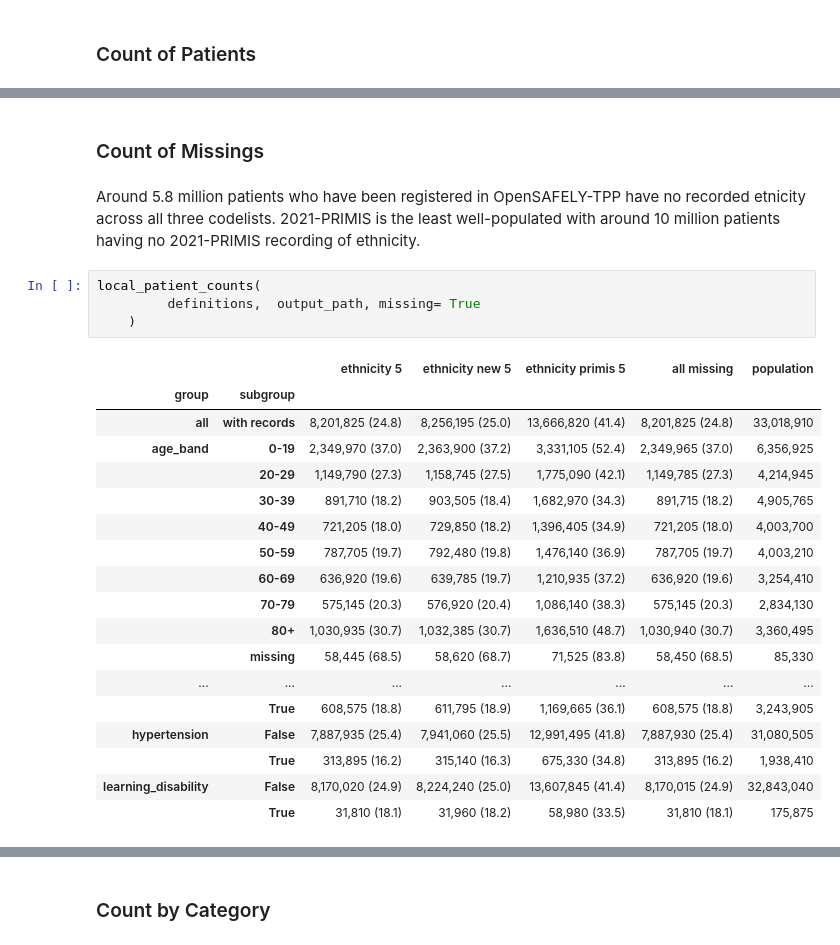
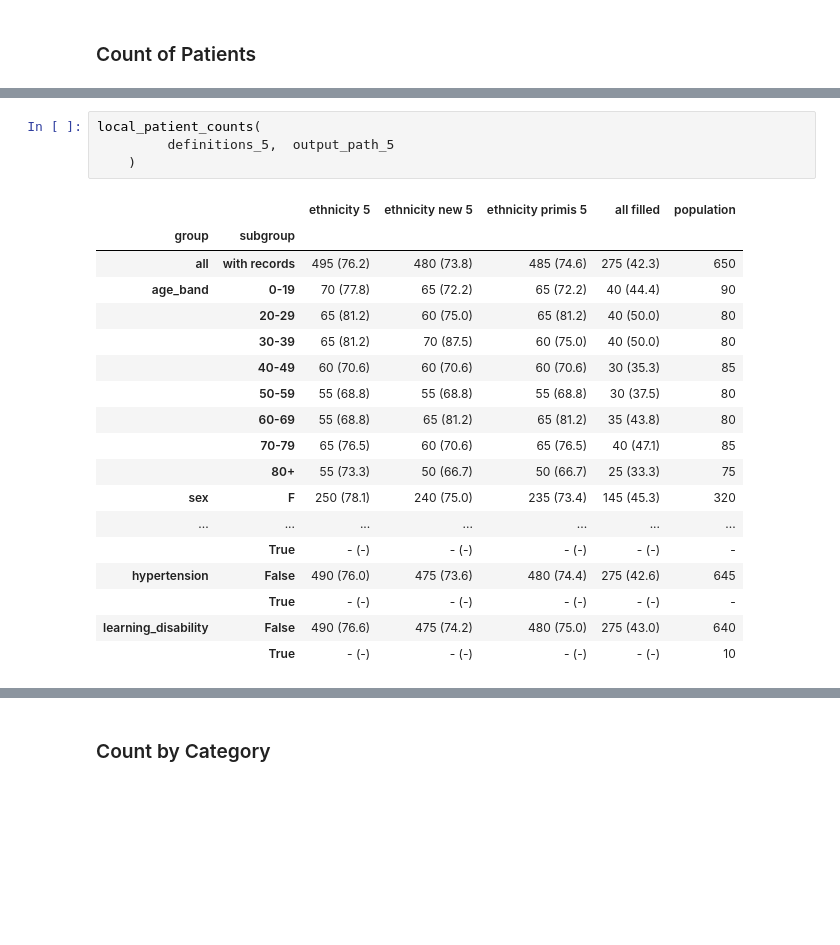
Before and after one commit to opensafely/ethnicity-short-data-report, a Jupyter notebook: notebooks_jupyter/local_report_ethnicity.ipynb, the cells around one changed output, grey strips where cells are left out. Saved outputs shown, nothing was run; the diff lists cells and outputs as text; blank space fills up the shorter version.

```diff
--- a/notebooks_jupyter/local_report_ethnicity.ipynb
+++ b/notebooks_jupyter/local_report_ethnicity.ipynb
@@ -180,27 +235,23 @@ local_patient_counts(
-# %% [markdown]
-### Count of Missings
-# %% [markdown]
-Around 5.8 million patients who have been registered in OpenSAFELY-TPP have no recorded etnicity across all three codelists. 2021-PRIMIS is the least well-populated with around 10 million patients having no 2021-PRIMIS recording of ethnicity.
-# %%
-local_patient_counts(
-         definitions,  output_path, missing= True
-    )
-# %% [output]
-|  |  | ethnicity 5 | ethnicity new 5 | ethnicity primis 5 | all missing | population |
-| group | subgroup |  |  |  |  |  |
-| all | with records | 8,201,825 (24.8) | 8,256,195 (25.0) | 13,666,820 (41.4) | 8,201,825 (24.8) | 33,018,910 |
-| age_band | 0-19 | 2,349,970 (37.0) | 2,363,900 (37.2) | 3,331,105 (52.4) | 2,349,965 (37.0) | 6,356,925 |
-|  | 20-29 | 1,149,790 (27.3) | 1,158,745 (27.5) | 1,775,090 (42.1) | 1,149,785 (27.3) | 4,214,945 |
-|  | 30-39 | 891,710 (18.2) | 903,505 (18.4) | 1,682,970 (34.3) | 891,715 (18.2) | 4,905,765 |
-|  | 40-49 | 721,205 (18.0) | 729,850 (18.2) | 1,396,405 (34.9) | 721,205 (18.0) | 4,003,700 |
-|  | 50-59 | 787,705 (19.7) | 792,480 (19.8) | 1,476,140 (36.9) | 787,705 (19.7) | 4,003,210 |
-|  | 60-69 | 636,920 (19.6) | 639,785 (19.7) | 1,210,935 (37.2) | 636,920 (19.6) | 3,254,410 |
-|  | 70-79 | 575,145 (20.3) | 576,920 (20.4) | 1,086,140 (38.3) | 575,145 (20.3) | 2,834,130 |
-|  | 80+ | 1,030,935 (30.7) | 1,032,385 (30.7) | 1,636,510 (48.7) | 1,030,940 (30.7) | 3,360,495 |
-|  | missing | 58,445 (68.5) | 58,620 (68.7) | 71,525 (83.8) | 58,450 (68.5) | 85,330 |
-| ... | ... | ... | ... | ... | ... | ... |
-|  | True | 608,575 (18.8) | 611,795 (18.9) | 1,169,665 (36.1) | 608,575 (18.8) | 3,243,905 |
-| hypertension | False | 7,887,935 (25.4) | 7,941,060 (25.5) | 12,991,495 (41.8) | 7,887,930 (25.4) | 31,080,505 |
-|  | True | 313,895 (16.2) | 315,140 (16.3) | 675,330 (34.8) | 313,895 (16.2) | 1,938,410 |
-| learning_disability | False | 8,170,020 (24.9) | 8,224,240 (25.0) | 13,607,845 (41.4) | 8,170,015 (24.9) | 32,843,040 |
-|  | True | 31,810 (18.1) | 31,960 (18.2) | 58,980 (33.5) | 31,810 (18.1) | 175,875 |
+# %%
+local_patient_counts(
+         definitions_5,  output_path_5
+    )
+# %% [output]
+|  |  | ethnicity 5 | ethnicity new 5 | ethnicity primis 5 | all filled | population |
+| group | subgroup |  |  |  |  |  |
+| all | with records | 495 (76.2) | 480 (73.8) | 485 (74.6) | 275 (42.3) | 650 |
+| age_band | 0-19 | 70 (77.8) | 65 (72.2) | 65 (72.2) | 40 (44.4) | 90 |
+|  | 20-29 | 65 (81.2) | 60 (75.0) | 65 (81.2) | 40 (50.0) | 80 |
+|  | 30-39 | 65 (81.2) | 70 (87.5) | 60 (75.0) | 40 (50.0) | 80 |
+|  | 40-49 | 60 (70.6) | 60 (70.6) | 60 (70.6) | 30 (35.3) | 85 |
+|  | 50-59 | 55 (68.8) | 55 (68.8) | 55 (68.8) | 30 (37.5) | 80 |
+|  | 60-69 | 55 (68.8) | 65 (81.2) | 65 (81.2) | 35 (43.8) | 80 |
+|  | 70-79 | 65 (76.5) | 60 (70.6) | 65 (76.5) | 40 (47.1) | 85 |
+|  | 80+ | 55 (73.3) | 50 (66.7) | 50 (66.7) | 25 (33.3) | 75 |
+| sex | F | 250 (78.1) | 240 (75.0) | 235 (73.4) | 145 (45.3) | 320 |
+| ... | ... | ... | ... | ... | ... | ... |
+|  | True | - (-) | - (-) | - (-) | - (-) | - |
+| hypertension | False | 490 (76.0) | 475 (73.6) | 480 (74.4) | 275 (42.6) | 645 |
+|  | True | - (-) | - (-) | - (-) | - (-) | - |
+| learning_disability | False | 490 (76.6) | 475 (74.2) | 480 (75.0) | 275 (43.0) | 640 |
+|  | True | - (-) | - (-) | - (-) | - (-) | 10 |
```
Also changed, not shown: parts of 29 cells of this notebook, 1 other file.
